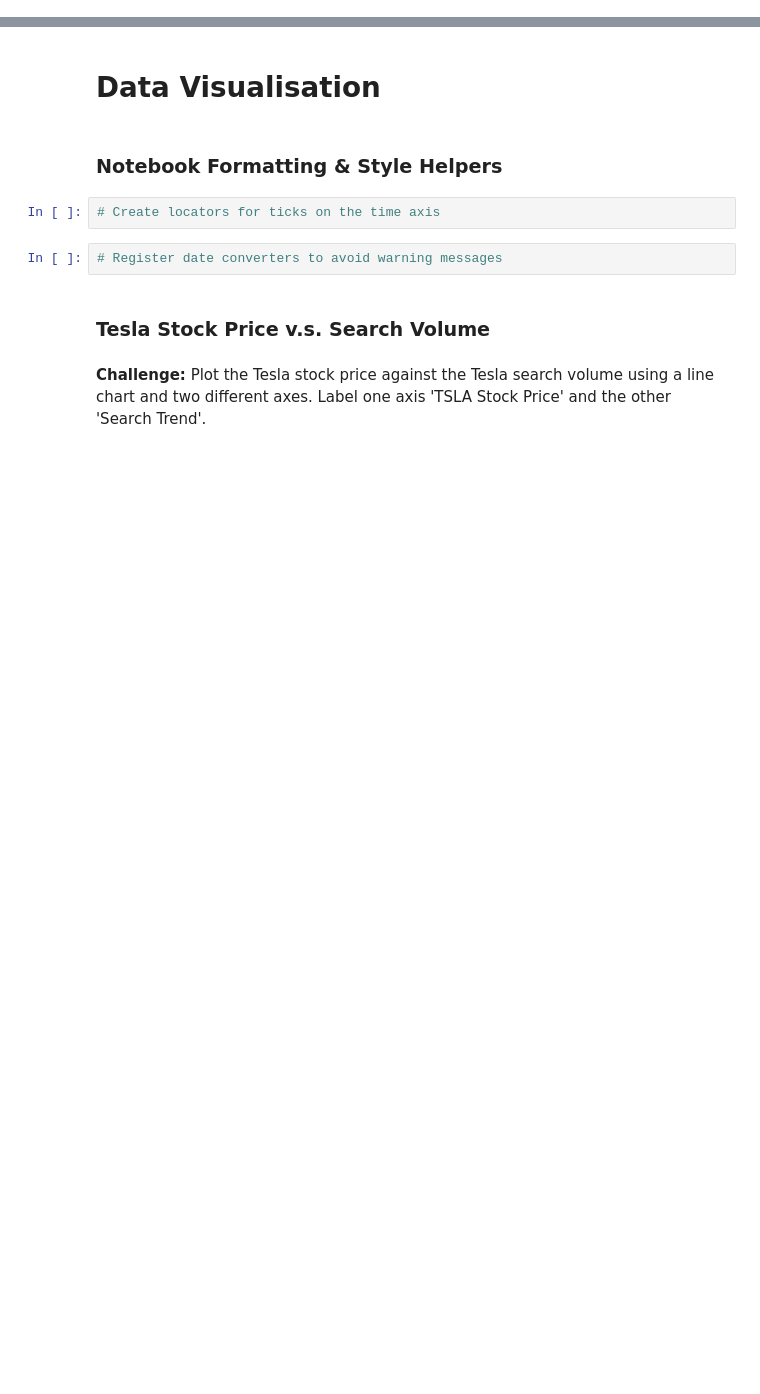
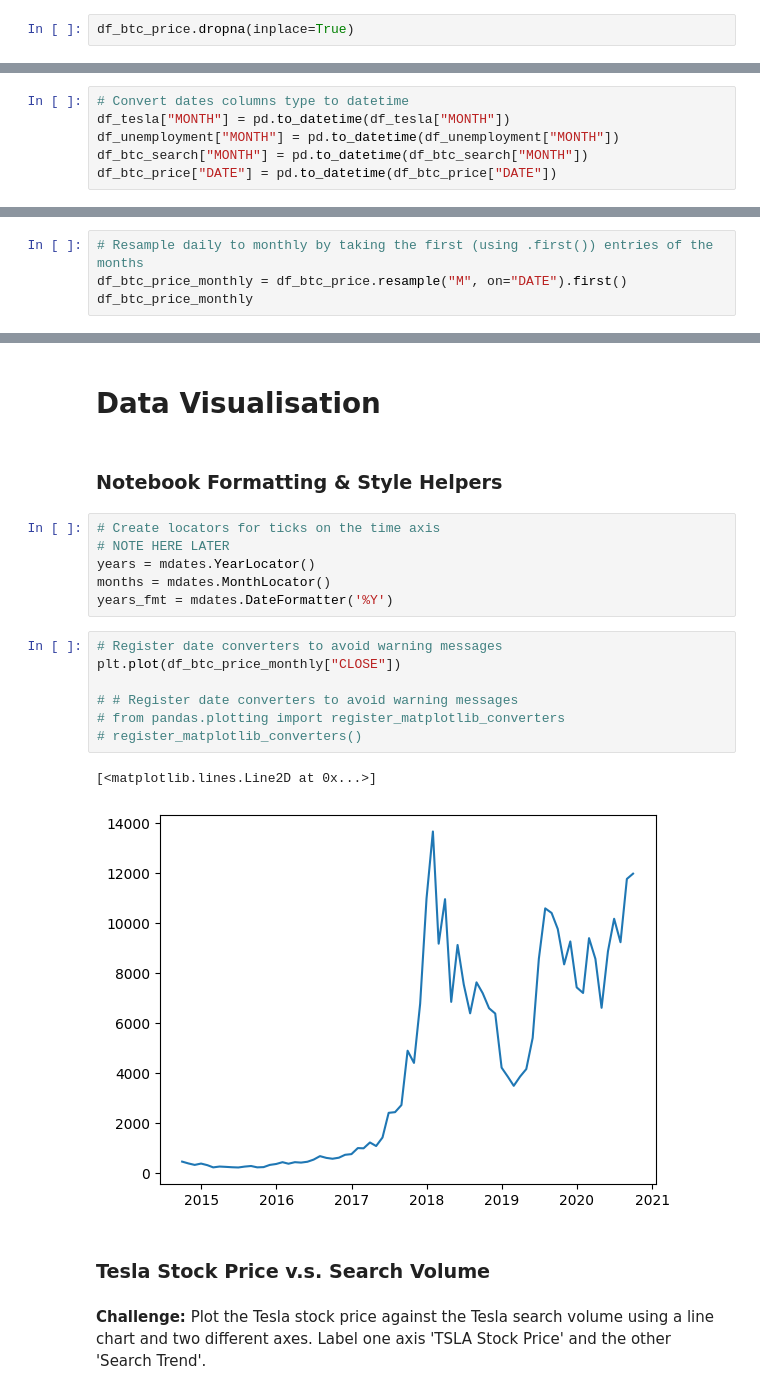
Before and after one commit to thandora/100-days-of-code-udemy, a Jupyter notebook: day-074-google-trends/google_trends.ipynb, the cells around one changed output, grey strips where cells are left out. Saved outputs shown, nothing was run; the diff lists cells and outputs as text; blank space fills up the shorter version.

```diff
--- a/day-074-google-trends/google_trends.ipynb
+++ b/day-074-google-trends/google_trends.ipynb
@@ -85,5 +182,7 @@ Number of missing values:
 # %% [markdown]
 **Challenge**: Remove any missing values that you found.
+# %%
+df_btc_price.dropna(inplace=True)
 # %% [markdown]
 ### Convert Strings to DateTime Objects
 # %% [markdown]
@@ -90,0 +217,6 @@ Number of missing values:
+# %%
+# Convert dates columns type to datetime
+df_tesla["MONTH"] = pd.to_datetime(df_tesla["MONTH"])
+df_unemployment["MONTH"] = pd.to_datetime(df_unemployment["MONTH"])
+df_btc_search["MONTH"] = pd.to_datetime(df_btc_search["MONTH"])
+df_btc_price["DATE"] = pd.to_datetime(df_btc_price["DATE"])
@@ -92,3 +236,7 @@ Number of missing values:
 ### Converting from Daily to Monthly Data
 
 [Pandas .resample() documentation](https://pandas.pydata.org/pandas-docs/stable/reference/api/pandas.DataFrame.resample.html) <br>
+# %%
+# Resample daily to monthly by taking the first (using .first()) entries of the months
+df_btc_price_monthly = df_btc_price.resample("M", on="DATE").first()
+df_btc_price_monthly
@@ -98,8 +261,20 @@ Number of missing values:
 ### Notebook Formatting & Style Helpers
 # %%
 # Create locators for ticks on the time axis
+# NOTE HERE LATER
+years = mdates.YearLocator()
+months = mdates.MonthLocator()
+years_fmt = mdates.DateFormatter('%Y')
 # %%
 # Register date converters to avoid warning messages
+plt.plot(df_btc_price_monthly["CLOSE"])
+
+# # Register date converters to avoid warning messages
+# from pandas.plotting import register_matplotlib_converters
+# register_matplotlib_converters()
+# %% [output]
+[<matplotlib.lines.Line2D at 0x...>]
+[figure, added]
 # %% [markdown]
 ### Tesla Stock Price v.s. Search Volume
 # %% [markdown]
```
Also changed, not shown: parts of 21 cells of this notebook.
